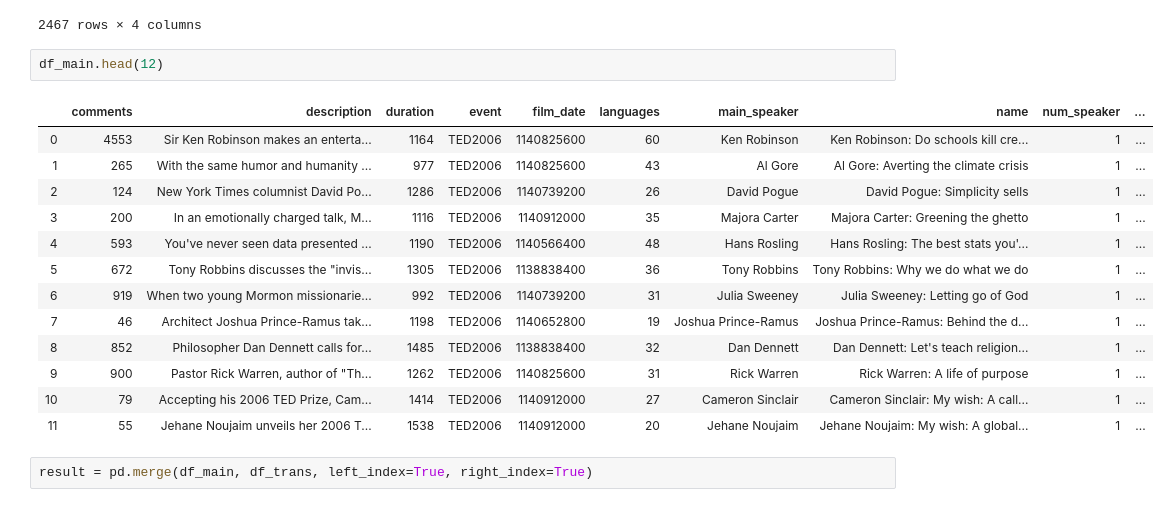
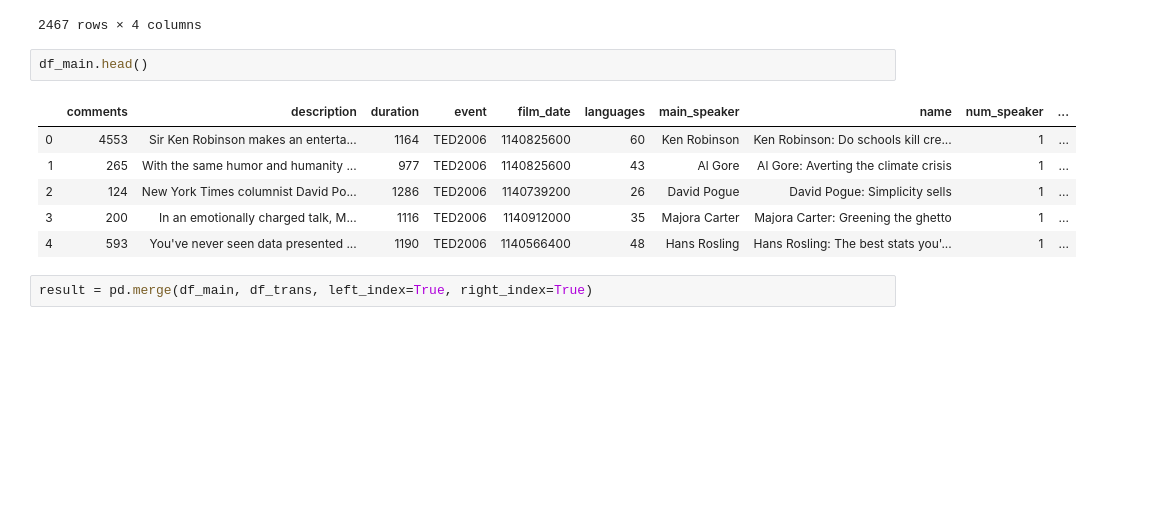
Before and after one commit to Avisikta-Majumdar/TedTalksAnalysis, a Jupyter notebook: sentiment analysis of transcript-Copy1.ipynb, the cells around one changed output. Cells and saved outputs as stored; diff of their text form; blank space fills up the shorter version.

```diff
--- a/sentiment analysis of transcript-Copy1.ipynb
+++ b/sentiment analysis of transcript-Copy1.ipynb
@@ -44,20 +46,13 @@ df_trans
 | 2466 | We humans are becoming an urban s... | https://www.ted.com/talks/karolii... | 0.068143 | 0.408302 |
 2467 rows × 4 columns
 # %%
-df_main.head(12)
+df_main.head()
 # %% [output]
 |  | comments | description | duration | event | film_date | languages | main_speaker | name | num_speaker | ... |
 | 0 | 4553 | Sir Ken Robinson makes an enterta... | 1164 | TED2006 | 1140825600 | 60 | Ken Robinson | Ken Robinson: Do schools kill cre... | 1 | ... |
 | 1 | 265 | With the same humor and humanity ... | 977 | TED2006 | 1140825600 | 43 | Al Gore | Al Gore: Averting the climate crisis | 1 | ... |
 | 2 | 124 | New York Times columnist David Po... | 1286 | TED2006 | 1140739200 | 26 | David Pogue | David Pogue: Simplicity sells | 1 | ... |
 | 3 | 200 | In an emotionally charged talk, M... | 1116 | TED2006 | 1140912000 | 35 | Majora Carter | Majora Carter: Greening the ghetto | 1 | ... |
 | 4 | 593 | You've never seen data presented ... | 1190 | TED2006 | 1140566400 | 48 | Hans Rosling | Hans Rosling: The best stats you'... | 1 | ... |
-| 5 | 672 | Tony Robbins discusses the "invis... | 1305 | TED2006 | 1138838400 | 36 | Tony Robbins | Tony Robbins: Why we do what we do | 1 | ... |
-| 6 | 919 | When two young Mormon missionarie... | 992 | TED2006 | 1140739200 | 31 | Julia Sweeney | Julia Sweeney: Letting go of God | 1 | ... |
-| 7 | 46 | Architect Joshua Prince-Ramus tak... | 1198 | TED2006 | 1140652800 | 19 | Joshua Prince-Ramus | Joshua Prince-Ramus: Behind the d... | 1 | ... |
-| 8 | 852 | Philosopher Dan Dennett calls for... | 1485 | TED2006 | 1138838400 | 32 | Dan Dennett | Dan Dennett: Let's teach religion... | 1 | ... |
-| 9 | 900 | Pastor Rick Warren, author of "Th... | 1262 | TED2006 | 1140825600 | 31 | Rick Warren | Rick Warren: A life of purpose | 1 | ... |
-| 10 | 79 | Accepting his 2006 TED Prize, Cam... | 1414 | TED2006 | 1140912000 | 27 | Cameron Sinclair | Cameron Sinclair: My wish: A call... | 1 | ... |
-| 11 | 55 | Jehane Noujaim unveils her 2006 T... | 1538 | TED2006 | 1140912000 | 20 | Jehane Noujaim | Jehane Noujaim: My wish: A global... | 1 | ... |
 # %%
 result = pd.merge(df_main, df_trans, left_index=True, right_index=True)
```
Also changed, not shown: parts of 31 cells of this notebook, 1 other file.
